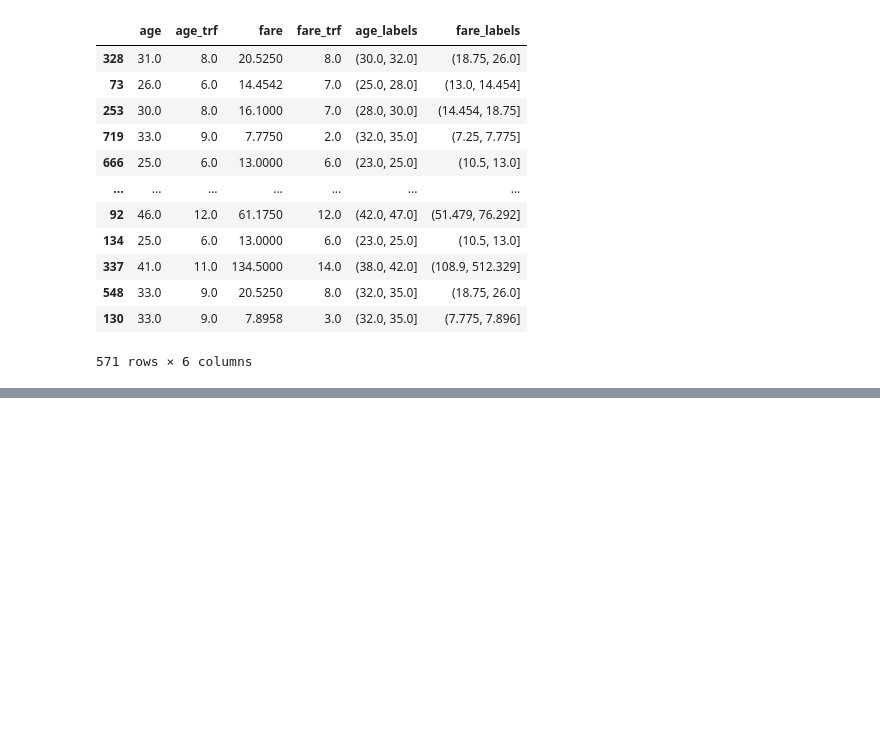
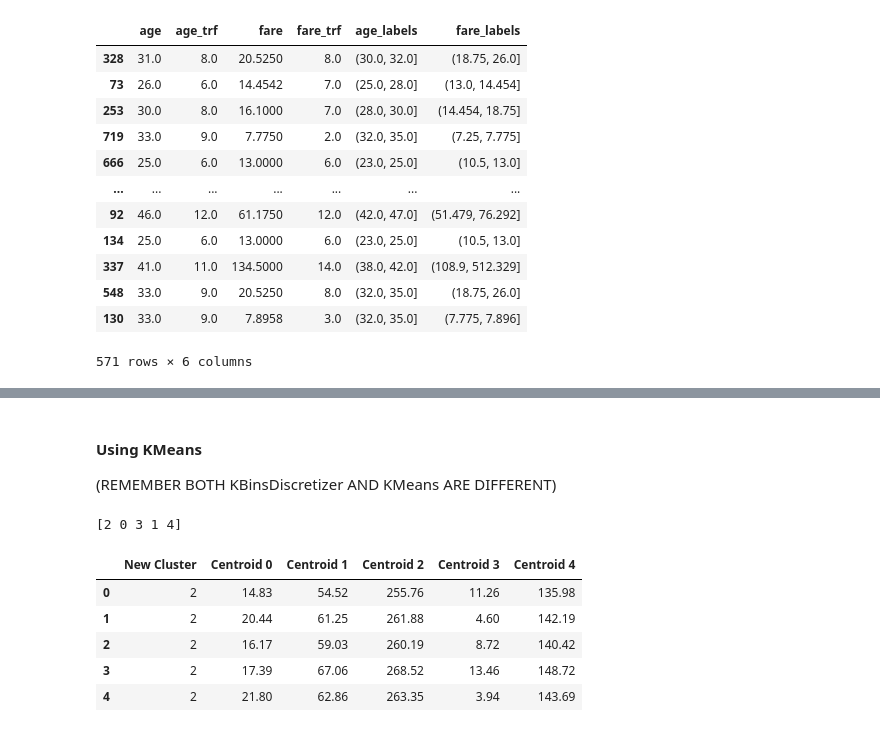
Before and after one commit to Ashura369/Python_and_Data_Science, a Jupyter notebook: 0 ML lecture/10_1 k-means binning.ipynb, the cells around one changed output, grey strips where cells are left out. Drawn from its saved outputs; the diff is of its cells as text; code cells hidden in the pictures; blank space fills up the shorter version.

```diff
--- a/0 ML lecture/10_1 k-means binning.ipynb
+++ b/0 ML lecture/10_1 k-means binning.ipynb
@@ -234,2 +247,67 @@ Cross Val : 62.8 %
 [figure]
 [figure]
+# %% [markdown]
+#### Using KMeans
+(REMEMBER BOTH KBinsDiscretizer AND KMeans ARE DIFFERENT)
+# %%
+from sklearn.cluster import KMeans
+
+kmeans = KMeans(n_clusters=5)
+
+# z1 = kmeans.fit_transform(x_train)        # if you write this it will return 5 features
+"""
+fit_transform() in KMeans returns the distance matrix.
+
+For each sample (row), it calculates the distance to every cluster centroid.
+So if n_clusters = 5, the output will have 5 columns.
+
+Each column represents:
+- Column 0 → distance to centroid 0
+- Column 1 → distance to centroid 1
+- Column 2 → distance to centroid 2
+- Column 3 → distance to centroid 3
+- Column 4 → distance to centroid 4
+
+The returned shape is: (number_of_samples, number_of_clusters)
+
+This is NOT the same as cluster labels.
+If you want labels, you should use fit_predict() instead.
+
+
+If you have a single data point with the value 10, KMeans will calculate how far this point (10) is from each centroid (group center) that was found during clustering.
+For example, if your centroids are at 5, 12, and 20:
+    KMeans will figure out the distance from 10 to 5
+    The distance from 10 to 12
+    And the distance from 10 to 20
+These distances will be shown in the fit_transform output as separate numbers. The closest (smallest) distance tells you which centroid (group) this data point belongs to.
+
+
+
+DO NOT MAKE PREDICTION USING THE FEATURE YOU GOT FROM fit_predict, IT HAS NO IMPACT ON OUTPUT, IT IS ONLY USED AS AN ADDITION FEATURE
+BUT YOU CAN MAKE PREDICTION BASED ON BIN VALUES YOU GOT FROM USING KBinDiscretizer
+"""
+
+
+z1 = kmeans.fit_predict(x_train)
+z2 = kmeans.fit_transform(x_train)
+
+z1 = pd.DataFrame(z1, columns=['New Cluster'])                                                                  # data saved in different clusters
+z2 = pd.DataFrame(z2, columns=['Centroid 0', 'Centroid 1', 'Centroid 2', 'Centroid 3', 'Centroid 4'])           # distance of each data point to every cluster
+z2 = np.round(z2, 2)
+print(z1['New Cluster'].unique())
+
+z_data = pd.concat([z1, z2], axis=1)
+
+z_data.head()
+
+# so the cluster names like 0,1,2,3,4 will be assigned to the nums, based on having the minimum distance to the respective cluster
+# but sometimes it might not work so well, coz this is how KMeans assigns labels internally
+# you can see the example in the below
+# %% [output]
+[2 0 3 1 4]
+|  | New Cluster | Centroid 0 | Centroid 1 | Centroid 2 | Centroid 3 | Centroid 4 |
+| 0 | 2 | 14.83 | 54.52 | 255.76 | 11.26 | 135.98 |
+| 1 | 2 | 20.44 | 61.25 | 261.88 | 4.60 | 142.19 |
+| 2 | 2 | 16.17 | 59.03 | 260.19 | 8.72 | 140.42 |
+| 3 | 2 | 17.39 | 67.06 | 268.52 | 13.46 | 148.72 |
+| 4 | 2 | 21.80 | 62.86 | 263.35 | 3.94 | 143.69 |
```
Also changed, not shown: parts of 9 cells of this notebook, 5 other files.
